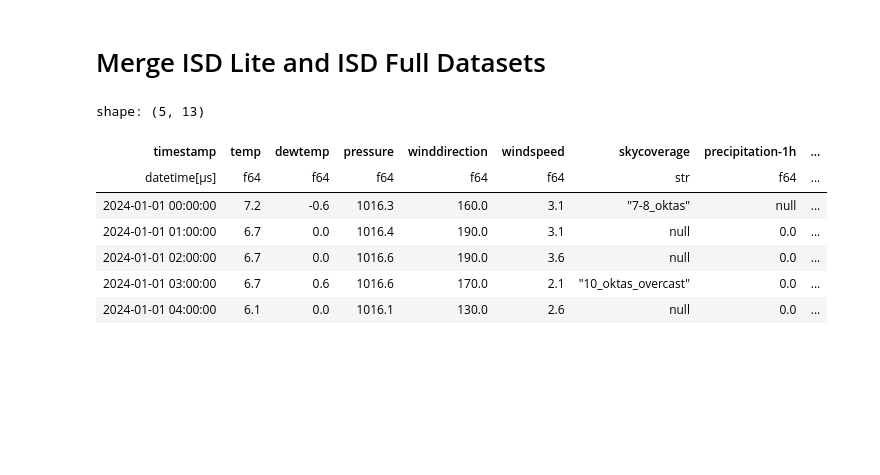
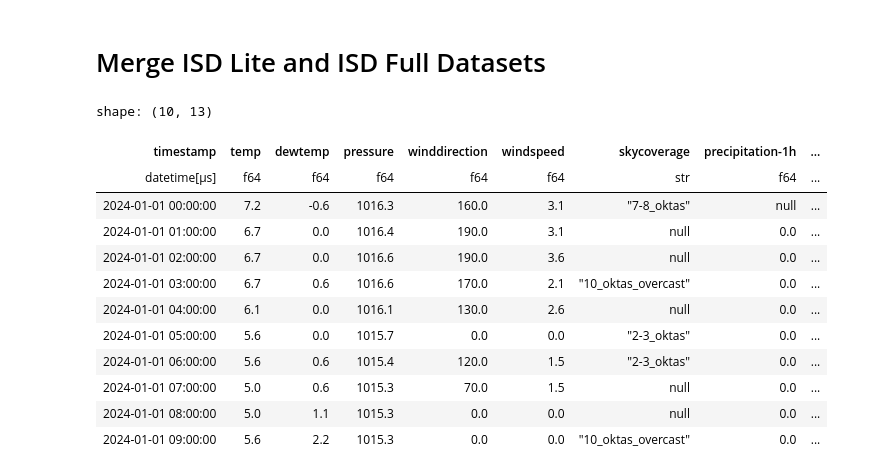
Before and after one commit to GW-ML-Flight/Flight-Delay, a Jupyter notebook: data/weather/isd.ipynb, the cells around one changed output. Drawn from its saved outputs; the diff is of its cells as text; code cells hidden in the pictures; blank space fills up the shorter version.

```diff
--- a/data/weather/isd.ipynb
+++ b/data/weather/isd.ipynb
@@ -316,16 +316,21 @@ shape: (5, 3)
 # %%
 # Merge the ISD full dataset into the ISD Lite dataset using an asof join on the timestamp, so we get the visibility and ceiling information for each timestamp in the ISD Lite dataset. We use a backward join strategy, so we get the most recent ISD full observation that is at or before the ISD Lite timestamp.
 final_df = weather_df.join_asof(isd_full_df, on="timestamp", strategy="backward")
-final_df.head()
+final_df.head(10)
 # %% [output]
-shape: (5, 13)
+shape: (10, 13)
 | timestamp | temp | dewtemp | pressure | winddirection | windspeed | skycoverage | precipitation-1h | ... |
 | datetime[μs] | f64 | f64 | f64 | f64 | f64 | str | f64 | ... |
 | 2024-01-01 00:00:00 | 7.2 | -0.6 | 1016.3 | 160.0 | 3.1 | "7-8_oktas" | null | ... |
 | 2024-01-01 01:00:00 | 6.7 | 0.0 | 1016.4 | 190.0 | 3.1 | null | 0.0 | ... |
 | 2024-01-01 02:00:00 | 6.7 | 0.0 | 1016.6 | 190.0 | 3.6 | null | 0.0 | ... |
 | 2024-01-01 03:00:00 | 6.7 | 0.6 | 1016.6 | 170.0 | 2.1 | "10_oktas_overcast" | 0.0 | ... |
 | 2024-01-01 04:00:00 | 6.1 | 0.0 | 1016.1 | 130.0 | 2.6 | null | 0.0 | ... |
+| 2024-01-01 05:00:00 | 5.6 | 0.0 | 1015.7 | 0.0 | 0.0 | "2-3_oktas" | 0.0 | ... |
+| 2024-01-01 06:00:00 | 5.6 | 0.6 | 1015.4 | 120.0 | 1.5 | "2-3_oktas" | 0.0 | ... |
+| 2024-01-01 07:00:00 | 5.0 | 0.6 | 1015.3 | 70.0 | 1.5 | null | 0.0 | ... |
+| 2024-01-01 08:00:00 | 5.0 | 1.1 | 1015.3 | 0.0 | 0.0 | null | 0.0 | ... |
+| 2024-01-01 09:00:00 | 5.6 | 2.2 | 1015.3 | 0.0 | 0.0 | "10_oktas_overcast" | 0.0 | ... |
 # %%
 # Save as parquet file
 final_df.write_parquet("isd_weather_data.parquet")
```
Also changed, not shown: 3 other files.
